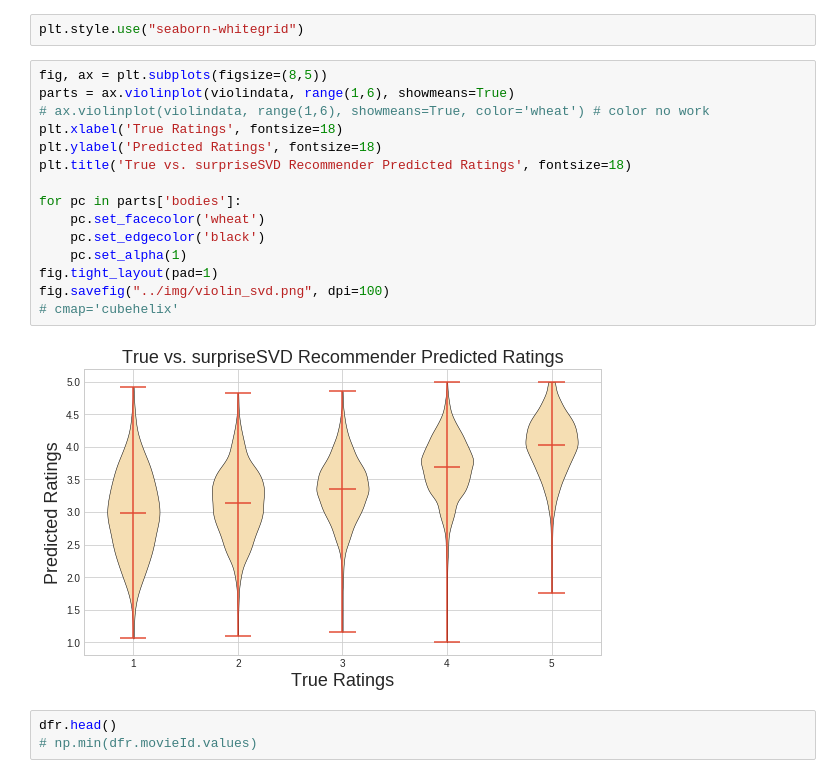
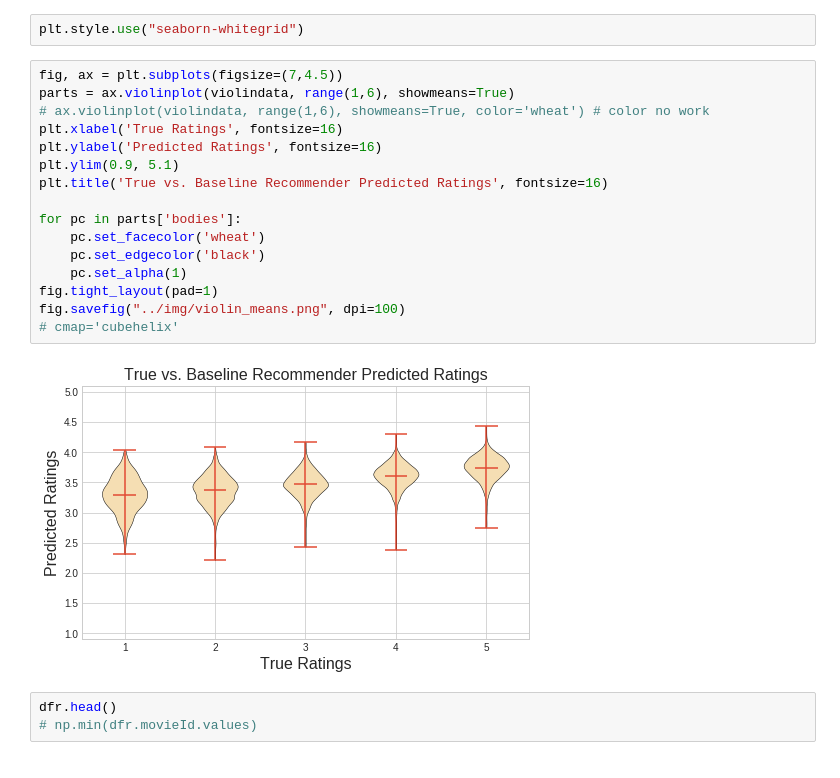
Before and after one commit to truejimfrank/recommender-case-study, a Jupyter notebook: notebooks/jim_movies.ipynb, the cells around one changed output. Drawn from its saved outputs; the diff is of its cells as text.

```diff
--- a/notebooks/jim_movies.ipynb
+++ b/notebooks/jim_movies.ipynb
@@ -91,22 +91,23 @@ violindata = [df_violin['prediction'][df_violin['rating'] == rating].values for
 # %%
 plt.style.use("seaborn-whitegrid")
 # %%
-fig, ax = plt.subplots(figsize=(8,5))
+fig, ax = plt.subplots(figsize=(7,4.5))
 parts = ax.violinplot(violindata, range(1,6), showmeans=True)
 # ax.violinplot(violindata, range(1,6), showmeans=True, color='wheat') # color no work
-plt.xlabel('True Ratings', fontsize=18)
-plt.ylabel('Predicted Ratings', fontsize=18)
-plt.title('True vs. surpriseSVD Recommender Predicted Ratings', fontsize=18)
+plt.xlabel('True Ratings', fontsize=16)
+plt.ylabel('Predicted Ratings', fontsize=16)
+plt.ylim(0.9, 5.1)
+plt.title('True vs. Baseline Recommender Predicted Ratings', fontsize=16)
 
 for pc in parts['bodies']:
     pc.set_facecolor('wheat')
     pc.set_edgecolor('black')
     pc.set_alpha(1)
 fig.tight_layout(pad=1)
-fig.savefig("../img/violin_svd.png", dpi=100)
+fig.savefig("../img/violin_means.png", dpi=100)
 # cmap='cubehelix'
 # %% [output]
-[figure, old version]
+[figure, new version]
 # %%
 dfr.head()
 # np.min(dfr.movieId.values)
```
Also changed, not shown: parts of 7 cells of this notebook, 3 other files.
